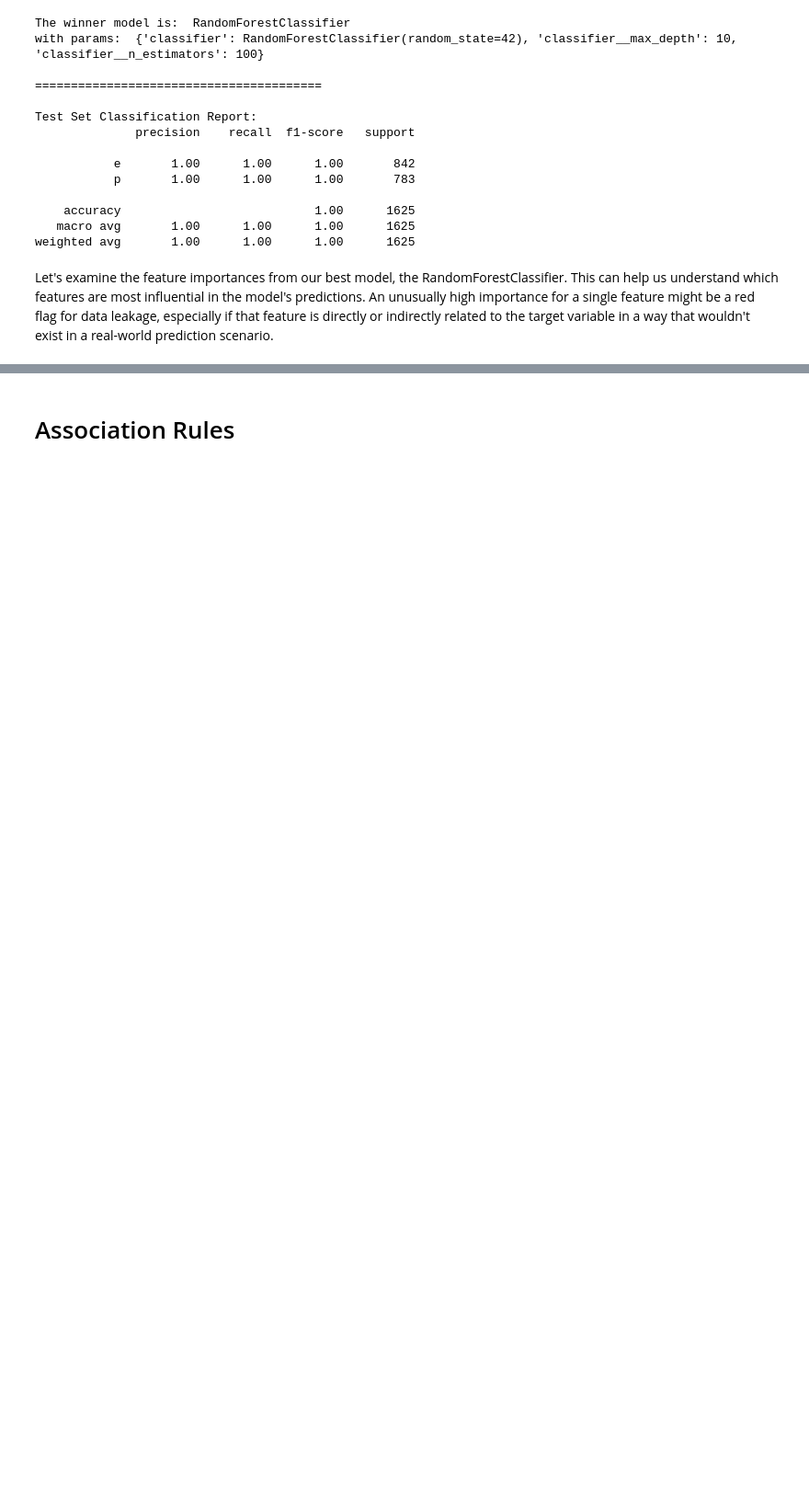
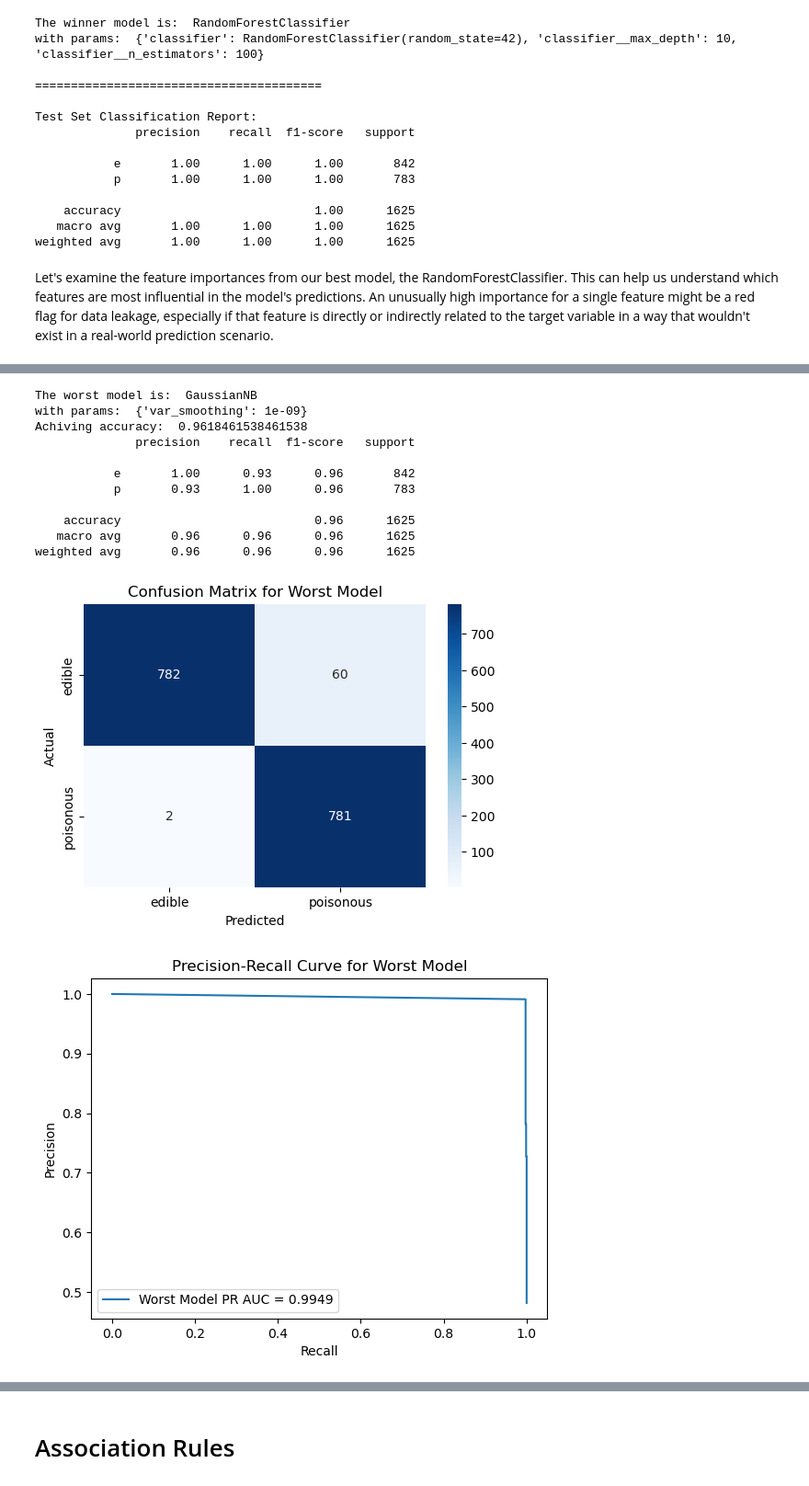
Before and after one commit to Elite1N/ml-playground, a Jupyter notebook: MushroomClassification.ipynb, the cells around one changed output, grey strips where cells are left out. Shown at 92% size. Saved outputs shown, nothing was run; the diff lists cells and outputs as text; code cells hidden in the pictures; blank space fills up the shorter version.

Commit message:
add performance old worst model

```diff
--- a/MushroomClassification.ipynb
+++ b/MushroomClassification.ipynb
@@ -229 +233,62 @@ Parameters: {'classifier': GaussianNB(), 'classifier__var_smoothing': 1e-07}
 ------------------------------
+# %%
+# Retrieve the worst model
+from sklearn.metrics import roc_curve, precision_recall_curve, auc
+results = pd.DataFrame(grid_search.cv_results_)
+worst_index = results['mean_test_score'].idxmin()
+worst_model_params = results.loc[worst_index, 'params']
+worst_model = pipe.set_params(**worst_model_params)
+worst_model.fit(X_train, y_train)
+print ("The worst model is: ", worst_model.named_steps['classifier'].__class__.__name__)
+print ("with params: ", {k.replace('classifier__', ''): v for k, v in worst_model_params.items() if k != 'classifier'})
+print ("Achiving accuracy: ", accuracy_score(y_test, worst_model.predict(X_test)))
+
+print (classification_report(y_test, worst_model.predict(X_test)))
+
+# Confusion Matrix for the worst model
+worst_y_pred = worst_model.predict(X_test)
+cm = confusion_matrix(y_test, worst_y_pred)
+plt.figure(figsize=(6, 4))
+sns.heatmap(cm, annot=True, fmt='d', cmap='Blues', xticklabels=['edible', 'poisonous'], yticklabels=['edible', 'poisonous'])
+plt.xlabel('Predicted')
+plt.ylabel('Actual')
+plt.title('Confusion Matrix for Worst Model')
+plt.show()
+
+# Precision-Recall Curve for the worst model
+worst_precision, worst_recall, worst_thresholds = precision_recall_curve(y_test.map({'e':0, 'p':1}), worst_model.predict_proba(X_test)[:, 1])
+worst_pr_auc = auc(worst_recall, worst_precision)
+plt.figure()
+plt.plot(worst_recall, worst_precision, label=f'Worst Model PR AUC = {worst_pr_auc:.4f}')
+plt.xlabel('Recall')
+plt.ylabel('Precision')
+plt.title('Precision-Recall Curve for Worst Model')
+plt.legend()
+plt.show()
+
+
+# ROC Curve for the worst model
+worst_fpr, worst_tpr, _ = roc_curve(y_test.map({'e':0, 'p':1}), worst_model.predict_proba(X_test)[:, 1])
+worst_roc_auc = auc(worst_fpr, worst_tpr)
+plt.figure()
+plt.plot(worst_fpr, worst_tpr, label=f'Worst Model ROC AUC = {worst_roc_auc:.4f}')
+plt.plot([0, 1], [0, 1], 'k--', label='No Skill')
+plt.xlabel('False Positive Rate')
+plt.ylabel('True Positive Rate')
+plt.title('ROC Curve for Worst Model')
+plt.legend()
+plt.show()
+# %% [output]
+The worst model is:  GaussianNB
+with params:  {'var_smoothing': 1e-09}
+Achiving accuracy:  0.9618461538461538
+              precision    recall  f1-score   support
+
+           e       1.00      0.93      0.96       842
+           p       0.93      1.00      0.96       783
+
+    accuracy                           0.96      1625
+   macro avg       0.96      0.96      0.96      1625
+weighted avg       0.96      0.96      0.96      1625
+[figure, added]
+[figure, added]
```
Also changed, not shown: parts of 12 cells of this notebook.
